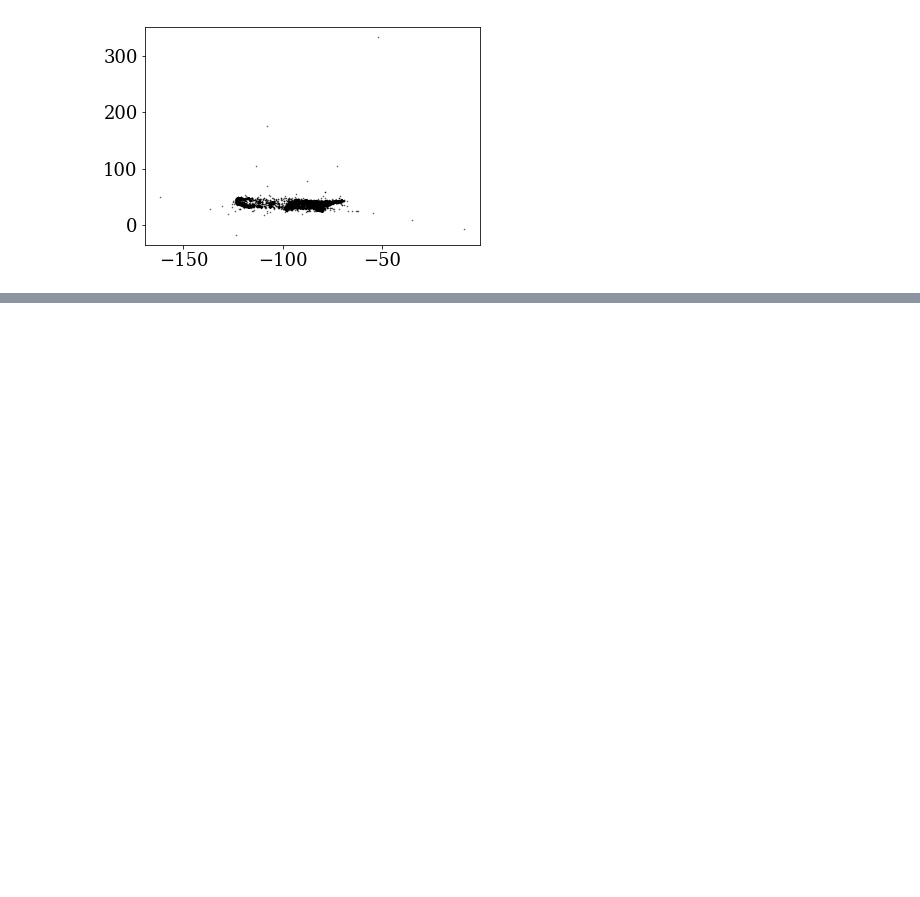
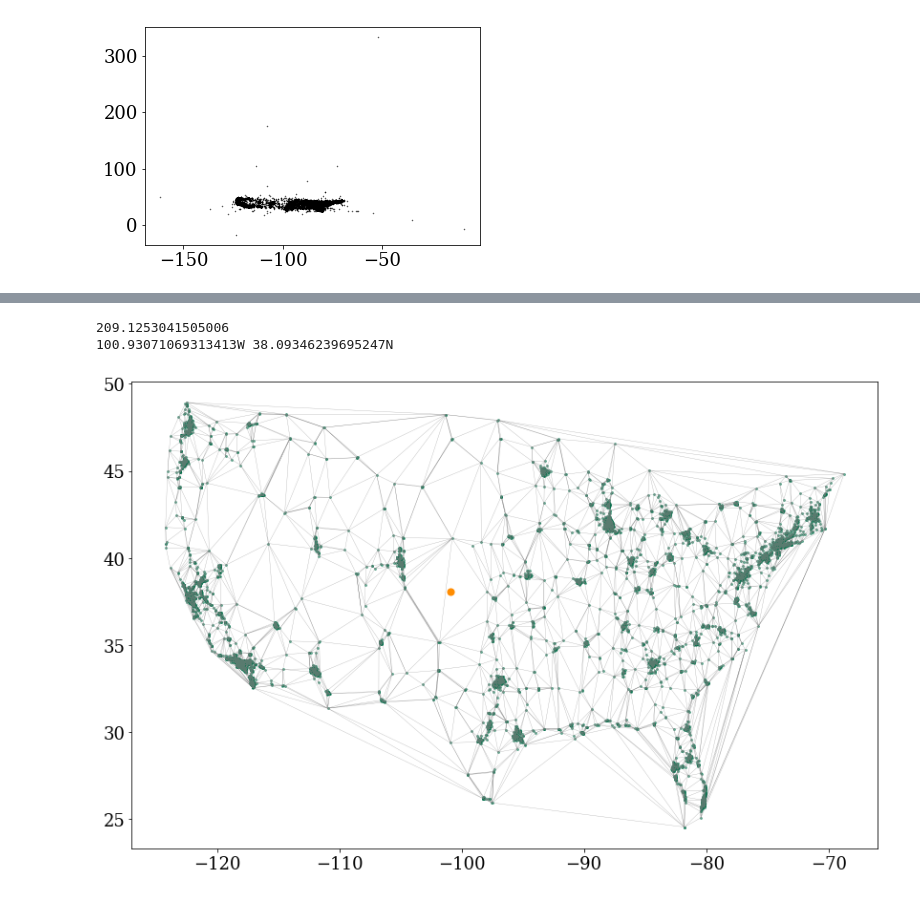
Before and after one commit to jradavenport/us_sbux2018, a Jupyter notebook: makeplots.ipynb, the cells around one changed output, grey strips where cells are left out. Drawn from its saved outputs; the diff is of its cells as text; code cells hidden in the pictures; blank space fills up the shorter version.

```diff
--- a/makeplots.ipynb
+++ b/makeplots.ipynb
@@ -96,0 +106,30 @@ plt.plot(vor.vertices[:,0], vor.vertices[:,1],
+# %%
+vdist = np.zeros(vclose.size)
+for k in range(vclose.size):
+    vdist[k] = np.nanmin(np.sqrt((vor.vertices[:,0][vclose][k] - vor.points[:,0])**2 +
+                                 (vor.vertices[:,1][vclose][k] - vor.points[:,1])**2))
+# %%
+ss = np.argsort(vdist)[::-1]
+# %%
+i = 0
+print(vdist[ss][i] * 69)
+
+fig,ax = plt.subplots(figsize=(14, 9))
+plt.scatter(df['Longitude'][usa48co], df['Latitude'][usa48co],
+            s=15, alpha=0.5, marker='.', c='#00704a')
+plt.triplot(df['Longitude'][usa48co], df['Latitude'][usa48co], tri.simplices.copy(),
+            c='grey', alpha=0.7, lw=0.3)
+# f2=voronoi_plot_2d(vor, ax=ax, show_vertices=False, show_points=False,
+#                    line_colors='grey', line_width=0.8, line_alpha=0.8)
+
+# plt.plot(vor.vertices[:,0], vor.vertices[:,1],
+#         '.', c='k', markersize=1, alpha=0.2)
+
+plt.scatter(vor.vertices[:,0][vclose][ss][i], vor.vertices[:,1][vclose][ss][i],
+            color='DarkOrange', s=50)
+
+print(str(-vor.vertices[:,0][vclose][ss][i])+'W ' + str(vor.vertices[:,1][vclose][ss][i])+'N')
+# %% [output]
+209.1253041505006
+100.93071069313413W 38.09346239695247N
+[figure, added]
```
Also changed, not shown: parts of 3 cells of this notebook.
